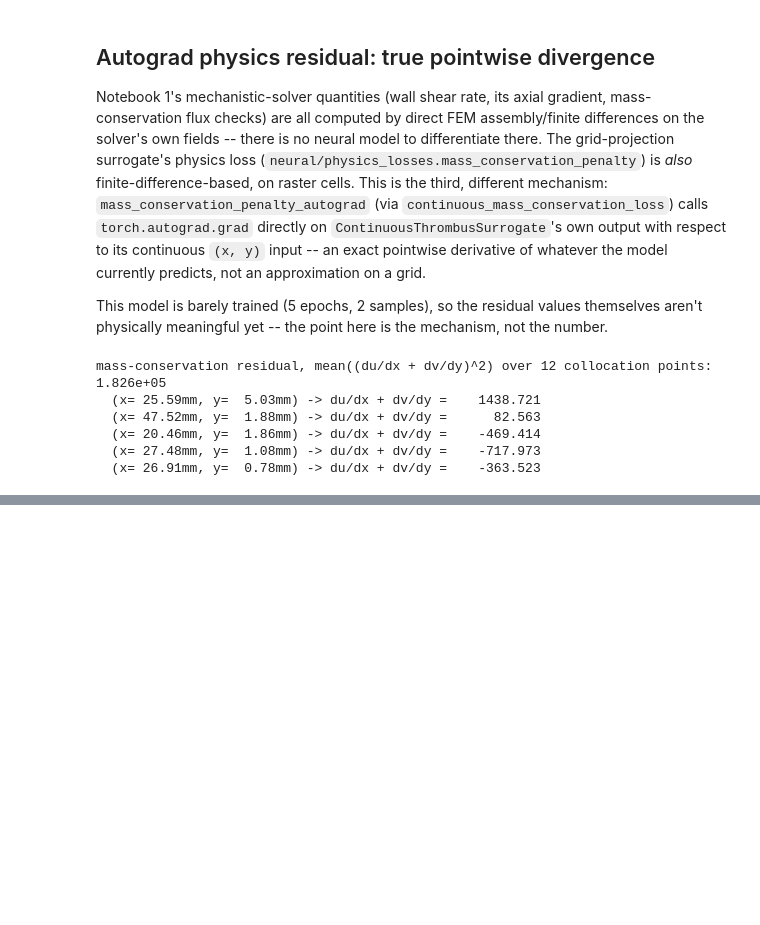
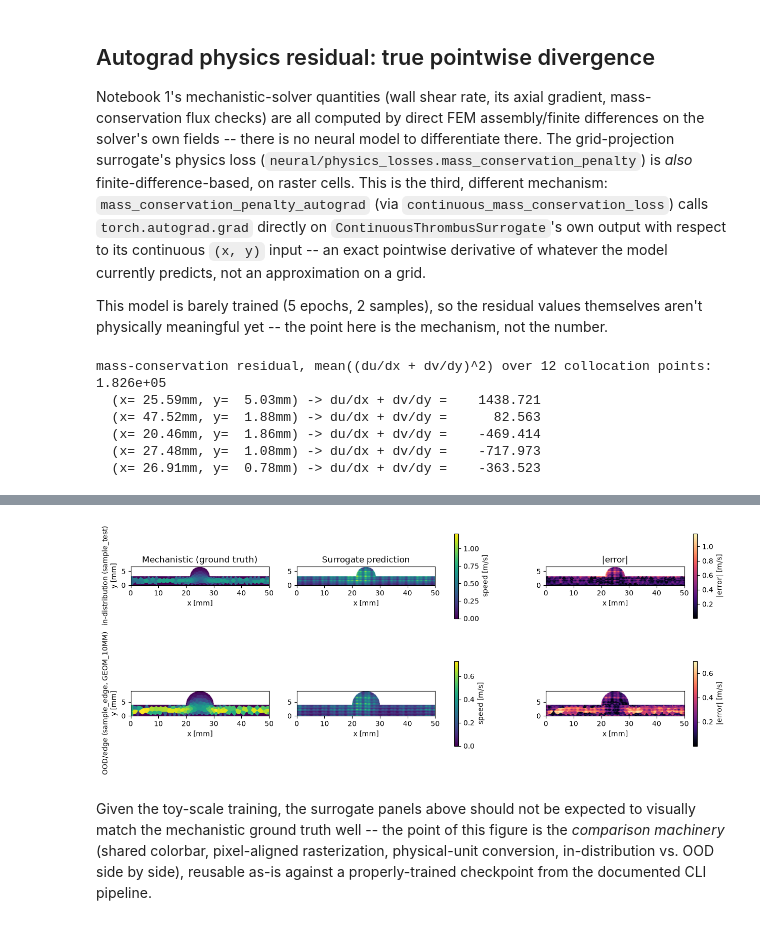
Before and after one commit to danilodurs/thrombus-bench, a Jupyter notebook: notebooks/02_explore_continuous_surrogate.ipynb, the cells around one changed output, grey strips where cells are left out. Drawn from its saved outputs; the diff is of its cells as text; code cells hidden in the pictures; blank space fills up the shorter version.

```diff
--- a/notebooks/02_explore_continuous_surrogate.ipynb
+++ b/notebooks/02_explore_continuous_surrogate.ipynb
@@ -320,0 +436,64 @@ mass-conservation residual, mean((du/dx + dv/dy)^2) over 12 collocation points:
+# %%
+from thrombus_bench.viz.field_interpolation import rasterize_reference_on_grid
+
+
+def build_triptych(sample, model, points_per_mm=8.0):
+    geometry_mm = torch.tensor(sample["params"][:2], dtype=torch.float32)
+    params_norm = normalize_params(sample["params"], ParameterSpace()).astype(np.float32)
+    params_with_time = torch.from_numpy(np.concatenate([params_norm, [1.0]]).astype(np.float32))  # final checkpoint
+
+    n_rows, n_cols = grid_size_for_aspect_ratio(geometry_mm, vessel_length_mm=50.0, points_per_mm=points_per_mm)
+    D_m, R_m = float(geometry_mm[1]) * 1e-3, float(geometry_mm[0]) * 0.5e-3
+    xs = np.linspace(0.0, 50.0e-3, n_cols)
+    ys = np.linspace(0.0, D_m + R_m, n_rows)
+
+    final_fields = sample["fields"][-1]
+    ref_speed = np.hypot(final_fields[:, FIELD_NAMES.index("velocity_x")], final_fields[:, FIELD_NAMES.index("velocity_y")])
+    reference_grid = rasterize_reference_on_grid(sample["node_coords"], ref_speed, xs, ys)
+
+    pred_fields_grid, fluid_mask = rasterize_continuous_model(
+        model, params_with_time, geometry_mm, vessel_length_mm=50.0, grid_size=(n_rows, n_cols)
+    )
+    prediction_grid = np.hypot(log_to_field(pred_fields_grid[..., 0]), log_to_field(pred_fields_grid[..., 1]))
+
+    reference_grid = np.where(fluid_mask, reference_grid, np.nan)
+    prediction_grid = np.where(fluid_mask, prediction_grid, np.nan)
+    error_grid = np.abs(prediction_grid - reference_grid)
+    return {"xs": xs, "ys": ys, "reference": reference_grid, "prediction": prediction_grid, "error": error_grid}
+
+
+def plot_triptych_row(axes, triptych, row_label, show_col_titles):
+    vmin, vmax = showcase_plots.compute_shared_vlim(triptych["reference"], triptych["prediction"])
+    extent = [triptych["xs"][0] * 1e3, triptych["xs"][-1] * 1e3, triptych["ys"][0] * 1e3, triptych["ys"][-1] * 1e3]
+    im0 = axes[0].imshow(triptych["reference"], origin="lower", extent=extent, cmap="viridis", vmin=vmin, vmax=vmax, aspect="equal")
+    im1 = axes[1].imshow(triptych["prediction"], origin="lower", extent=extent, cmap="viridis", vmin=vmin, vmax=vmax, aspect="equal")
+    im2 = axes[2].imshow(triptych["error"], origin="lower", extent=extent, cmap="magma", aspect="equal")
+    col_titles = ["Mechanistic (ground truth)", "Surrogate prediction", "|error|"]
+    for ax in axes:
+        ax.set_xlabel("x [mm]")
+    if show_col_titles:
+        for ax, title in zip(axes, col_titles):
+            ax.set_title(title)
+    axes[0].set_ylabel(f"{row_label}" + chr(10) + "y [mm]")
+    return im0, im1, im2
+
+
+fig, axes = plt.subplots(2, 3, figsize=(15, 6))
+triptych_test = build_triptych(sample_test, model)
+triptych_edge = build_triptych(sample_edge, model)
+im0, im1, im2 = plot_triptych_row(axes[0], triptych_test, "in-distribution (sample_test)", show_col_titles=True)
+fig.colorbar(im1, ax=list(axes[0, :2]), label="speed [m/s]", shrink=0.8)
+fig.colorbar(im2, ax=axes[0, 2], label="|error| [m/s]", shrink=0.8)
+im0, im1, im2 = plot_triptych_row(axes[1], triptych_edge, "OOD/edge (sample_edge, GEOM_10MM)", show_col_titles=False)
+fig.colorbar(im1, ax=list(axes[1, :2]), label="speed [m/s]", shrink=0.8)
+fig.colorbar(im2, ax=axes[1, 2], label="|error| [m/s]", shrink=0.8)
+plt.show()
+# %% [output]
+[figure, added]
+# %% [markdown]
+Given the toy-scale training, the surrogate panels above should not be
+expected to visually match the mechanistic ground truth well -- the
+point of this figure is the *comparison machinery* (shared colorbar,
+pixel-aligned rasterization, physical-unit conversion, in-distribution
+vs. OOD side by side), reusable as-is against a properly-trained
+checkpoint from the documented CLI pipeline.
```
Also changed, not shown: parts of 9 cells of this notebook, 4 other files.
